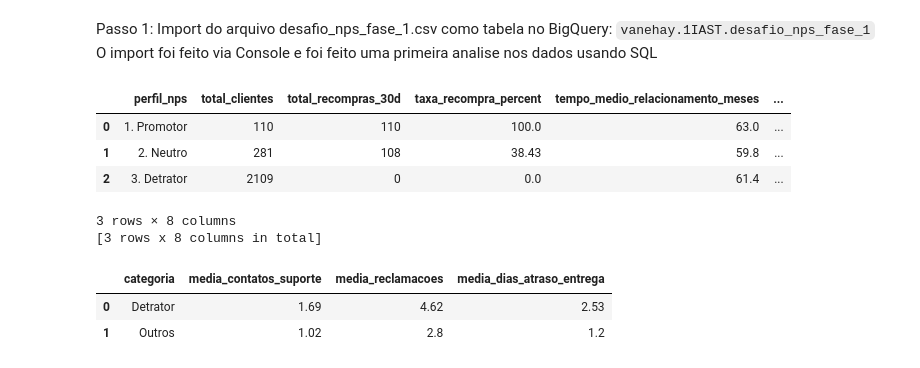
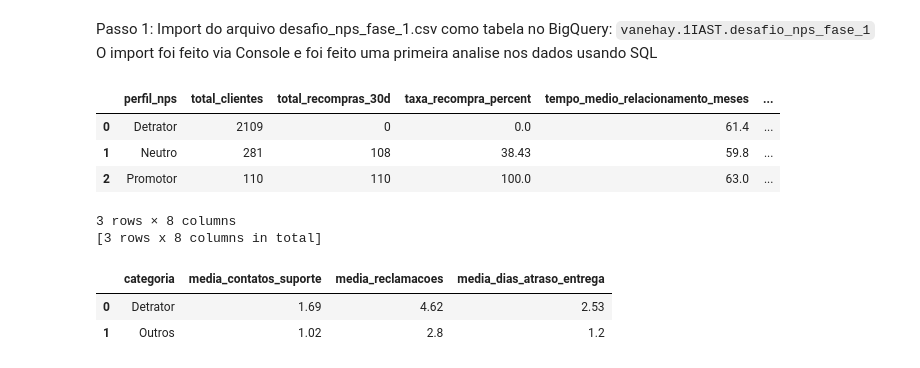
Before and after one commit to vanessahay/1IAST-TechChallenge, a Jupyter notebook: Fase 1/Notebook/1IAST-TechChallenge-Fase1.ipynb, the cells around one changed output. Cells and saved outputs as stored; diff of their text form; code cells hidden in the pictures.

```diff
--- a/Fase 1/Notebook/1IAST-TechChallenge-Fase1.ipynb
+++ b/Fase 1/Notebook/1IAST-TechChallenge-Fase1.ipynb
@@ -28,39 +28,39 @@ O import foi feito via Console e foi feito uma primeira analise nos dados usando
 # %%
 # sql_engine: bigquery
 # output_variable: df
 # start _sql
 _sql = """
 SELECT
     -- Segmentação por Faixa de NPS (Promotores, Neutros, Detratores)
     CASE
-        WHEN nps_score >= 9 THEN '1. Promotor'
-        WHEN nps_score >= 7 THEN '2. Neutro'
-        ELSE '3. Detrator'
+        WHEN nps_score >= 9 THEN 'Promotor'
+        WHEN nps_score >= 7 THEN 'Neutro'
+        ELSE 'Detrator'
     END AS perfil_nps,
 
     -- Métricas de Fidelidade
     COUNT(customer_id) AS total_clientes,
     SUM(repeat_purchase_30d) AS total_recompras_30d,
     ROUND(AVG(repeat_purchase_30d) * 100, 2) AS taxa_recompra_percent,
     ROUND(AVG(customer_tenure_months), 1) AS tempo_medio_relacionamento_meses,
 
     -- Métricas de Operação
     ROUND(AVG(delivery_delay_days), 2) AS media_atraso_entrega,
     ROUND(AVG(customer_service_contacts), 2) AS media_contatos_suporte,
     SUM(complaints_count) AS total_reclamacoes
 
 FROM `vanehay.1IAST.desafio_nps_fase_1`
 GROUP BY 1
 ORDER BY 1;
 """ # end _sql
 from google.colab.sql import bigquery as _bqsqlcell
 df = _bqsqlcell.run(_sql)
 df
 # %% [output]
 |  | perfil_nps | total_clientes | total_recompras_30d | taxa_recompra_percent | tempo_medio_relacionamento_meses | ... |
-| 0 | 1. Promotor | 110 | 110 | 100.0 | 63.0 | ... |
-| 1 | 2. Neutro | 281 | 108 | 38.43 | 59.8 | ... |
-| 2 | 3. Detrator | 2109 | 0 | 0.0 | 61.4 | ... |
+| 0 | Detrator | 2109 | 0 | 0.0 | 61.4 | ... |
+| 1 | Neutro | 281 | 108 | 38.43 | 59.8 | ... |
+| 2 | Promotor | 110 | 110 | 100.0 | 63.0 | ... |
 3 rows × 8 columns
 [3 rows x 8 columns in total]
 # %%
```
Also changed, not shown: parts of 8 cells of this notebook.
